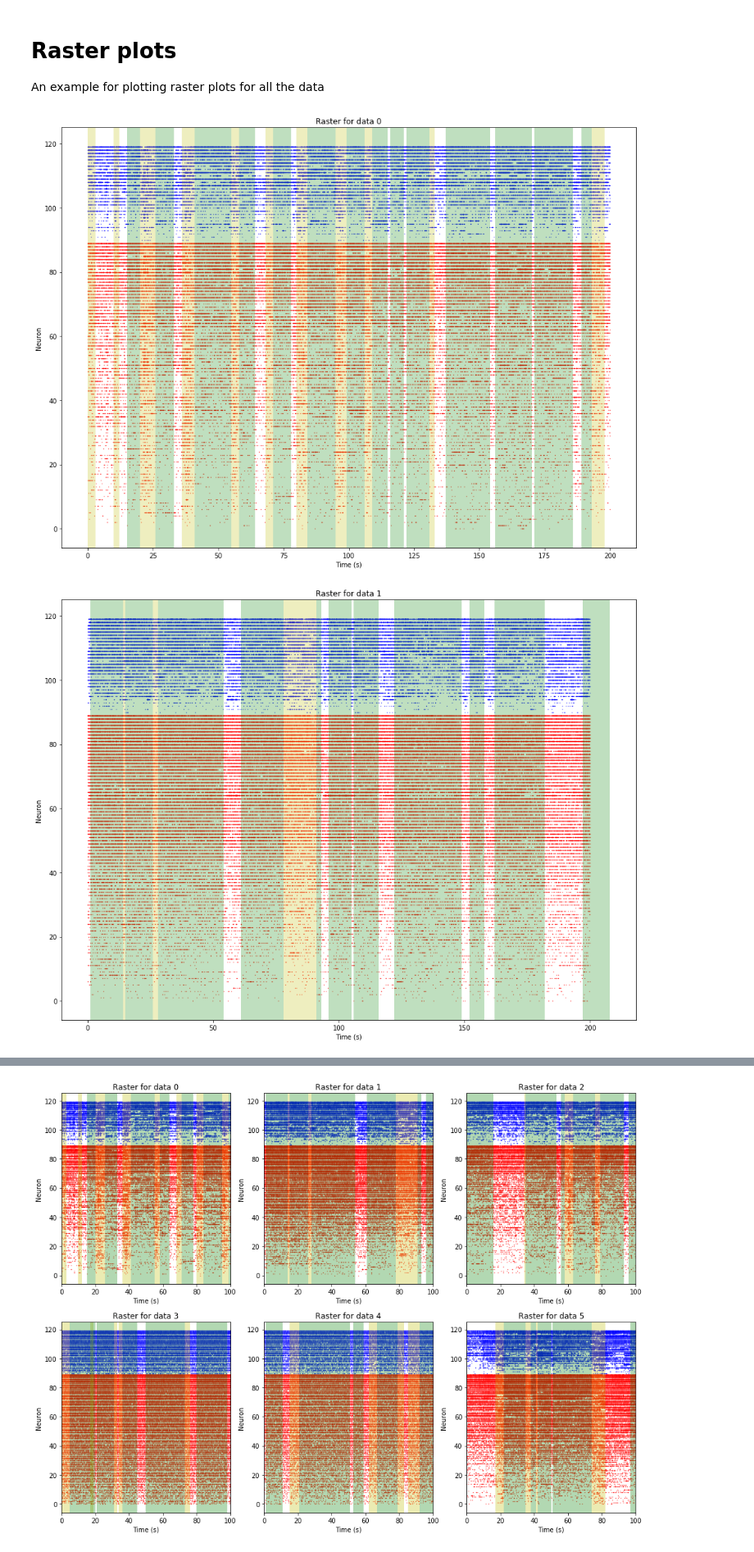
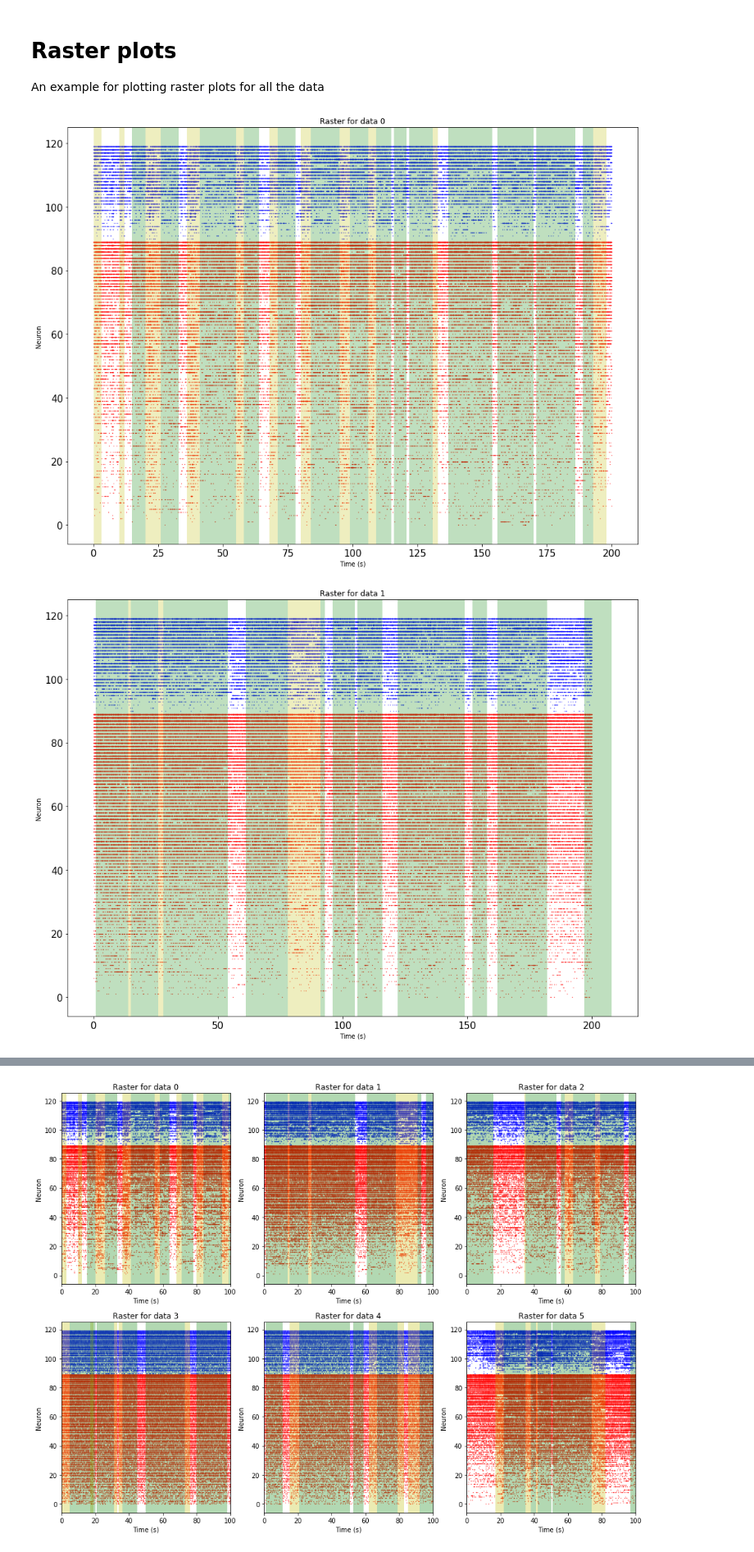
Before and after one commit to Mikkolehtimaki/eitn_model_validation, a Jupyter notebook: kruskal_wallis_tests.ipynb, the cells around one changed output, grey strips where cells are left out. Shown at 82% size. Cells and saved outputs as stored; diff of their text form; code cells hidden in the pictures.

Commit message:
LV tests and update fontsize on KW heatmaps

```diff
--- a/kruskal_wallis_tests.ipynb
+++ b/kruskal_wallis_tests.ipynb
@@ -18,8 +18,9 @@ An example for plotting raster plots for all the data
 # %%
 matplotlib.rcParams['figure.figsize'] = [16, 12]
 for i, d in enumerate(data):
     vf.plot_raster(d, sorting=True, title='Raster for data %s' % i)
+    plt.tick_params(axis='both', which='major', labelsize=15)
     plt.show()
 # %% [output]
-[figure, old version]
+[figure, new version]
-[figure, old version]
+[figure, new version]
```
Also changed, not shown: parts of 1 cell of this notebook, 1 other file.
